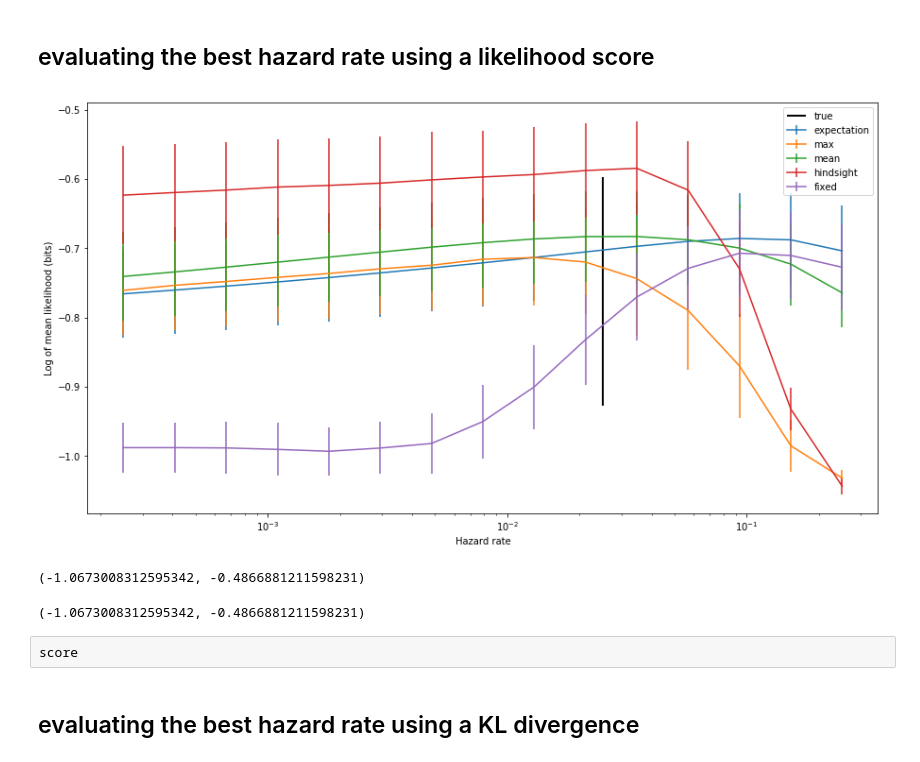
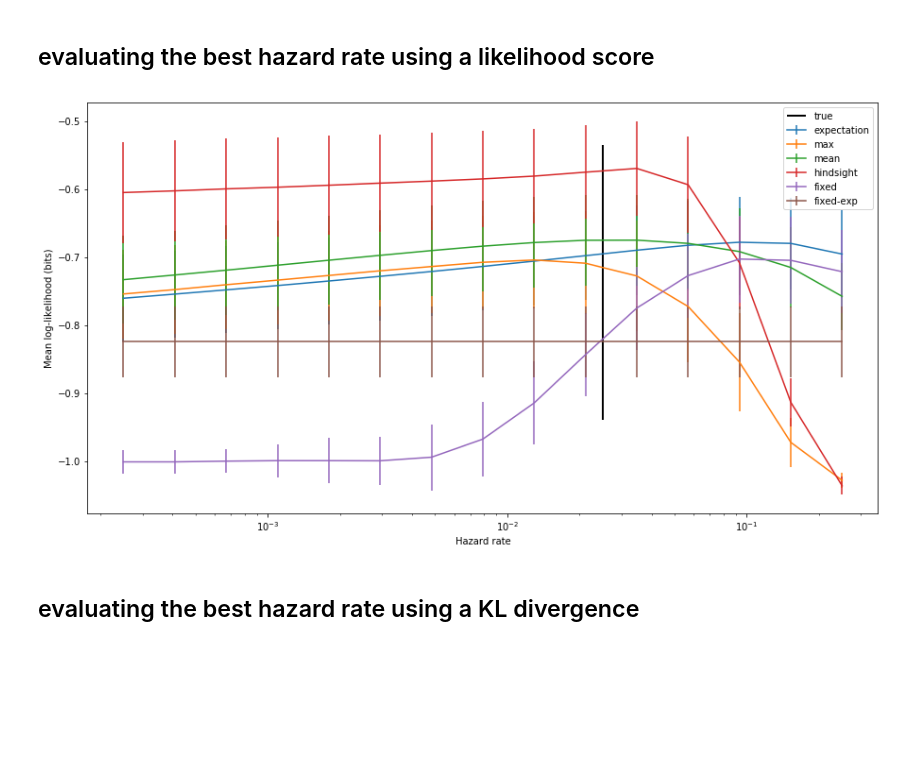
Before and after one commit to laurentperrinet/bayesianchangepoint, a Jupyter notebook: notebooks/C_test_hazardrate.ipynb, the cells around one changed output. Cells and saved outputs as stored; diff of their text form; code cells hidden in the pictures; blank space fills up the shorter version.

```diff
--- a/notebooks/C_test_hazardrate.ipynb
+++ b/notebooks/C_test_hazardrate.ipynb
@@ -19,7 +19,7 @@ N_trials = 500
 max_run_length = 350
 Jeffreys = False
 Jeffreys = True
-tau = N_trials/10.
+tau = 40 # N_trials/10.
 h = 1./tau
 (trials, p) = bcp.switching_binomial_motion(N_trials=N_trials, N_blocks=N_blocks, tau=tau, seed=seed, Jeffreys=Jeffreys)
 
@@ -31,7 +31,7 @@ p0, r0 =  0.5 1.0
 # %% [markdown]
 ## performing inference: application to synthetic data
 # %%
-mode = 'expectation'
+mode = 'mean'
 # %%
 for i_block in range(N_blocks):
     print('i_block=', i_block)
@@ -54,6 +54,6 @@ for h_ in hs:
     o = p[:, i_block, 0]
     p_bar, r, beliefs = bcp.inference(o, h=h_, p0=p0, r0=r0)
     fig, axs = bcp.plot_inference(o, p[:, i_block, 1], p_bar, r, beliefs, mode=mode, max_run_length=max_run_length)
-    fig.suptitle('h %.5f' % h_)
+    fig.suptitle('h=%.5f' % h_ + ' / tau=%.1f' % (1/h_), y=1)
     plt.show()
 # %% [output]
@@ -65,22 +65,24 @@ for h_ in hs:
 # %% [markdown]
 ## evaluating the best hazard rate using a likelihood score
 # %%
-N_scan = 15 # number of h values we test
-
-N_blocks = 20 # number of blocks we use in our evaluation
-#N_blocks = 100 # number of blocks we use in our evaluation
+N_blocks = 100 # number of blocks we use in our evaluation
+#N_blocks = 20 # number of blocks we use in our evaluation
 
 N_trials = 2000
+#N_trials = 200
 tau = 40 #N_trials/5.
 h = 1./tau
+
+modes = ['expectation', 'max', 'mean', 'hindsight', 'fixed', 'fixed-exp']
 
 border = 2*tau # N_trials//10
 
 (trials, p) = bcp.switching_binomial_motion(N_trials=N_trials, N_blocks=N_blocks, tau=tau, seed=seed, Jeffreys=Jeffreys)
 
+N_scan = 15 # number of h values we test
 hs = h*np.logspace(-2, 1, N_scan)
-modes = ['expectation', 'max', 'mean', 'hindsight', 'fixed']
 score = np.zeros((len(modes), N_scan, N_blocks))
+KL = np.zeros((len(modes), N_scan, N_blocks))
 for i_block in range(N_blocks):
     o = p[:, i_block, 0] # observations
     for i_scan, h_ in enumerate(hs):
@@ -93,29 +95,22 @@ for i_block in range(N_blocks):
             #score[i_mode, i_scan, i_block] = np.sum(np.abs(p_hat - p[:, i_block, 0]))
             score[i_mode, i_scan, i_block] = np.mean(np.log2(bcp.likelihood(o[(border+1):], p_hat[border:-1], r_hat[border:-1])))
             #score[i_mode, i_scan, i_block] = np.log2(np.mean(bcp.likelihood(o[(border+1):], p_hat[border:-1], r_hat[border:-1])))
+            KL_ = p_hat * np.log2(p_hat) - p_hat * np.log2(p[:, i_block, 1])
+            KL_ += (1-p_hat) * np.log2(1-p_hat) - (1-p_hat) * np.log2(1-p[:, i_block, 1])
+            KL[i_mode, i_scan, i_block] = np.mean(KL_)
 # %%
 fig, ax = plt.subplots(1, 1, figsize=(15, 8))
 for i_mode, mode in enumerate(modes):
     ax.errorbar(hs, np.nanmean(score[i_mode, ...], axis=1), yerr=np.std(score[i_mode, ...], axis=1), label=mode)
 
 ax.vlines(h, ymin=np.nanmin(np.nanmean(score, axis=(0))), ymax=np.nanmax(np.nanmean(score, axis=(0))), lw=2, label='true')
 ax.set_xscale("log")#, nonposx='clip')
 
 ax.set_xlabel('Hazard rate')
-#ax.set_ylabel('Mean log-likelihood (bits)')
-ax.set_ylabel('Log of mean likelihood (bits)')
+ax.set_ylabel('Mean log-likelihood (bits)')
+#ax.set_ylabel('Log of mean likelihood (bits)')
 ax.legend();
 # %% [output]
-[figure, old version]
+[figure, new version]
-# %%
-np.nanmin(score), np.nanmax(score)
-# %% [output]
-(-1.0673008312595342, -0.4866881211598231)
-# %%
-np.min(score), np.max(score)
-# %% [output]
-(-1.0673008312595342, -0.4866881211598231)
-# %% [raw]
-score
 # %% [markdown]
 ## evaluating the best hazard rate using a KL divergence
```
Also changed, not shown: parts of 6 cells of this notebook, 3 other files.
